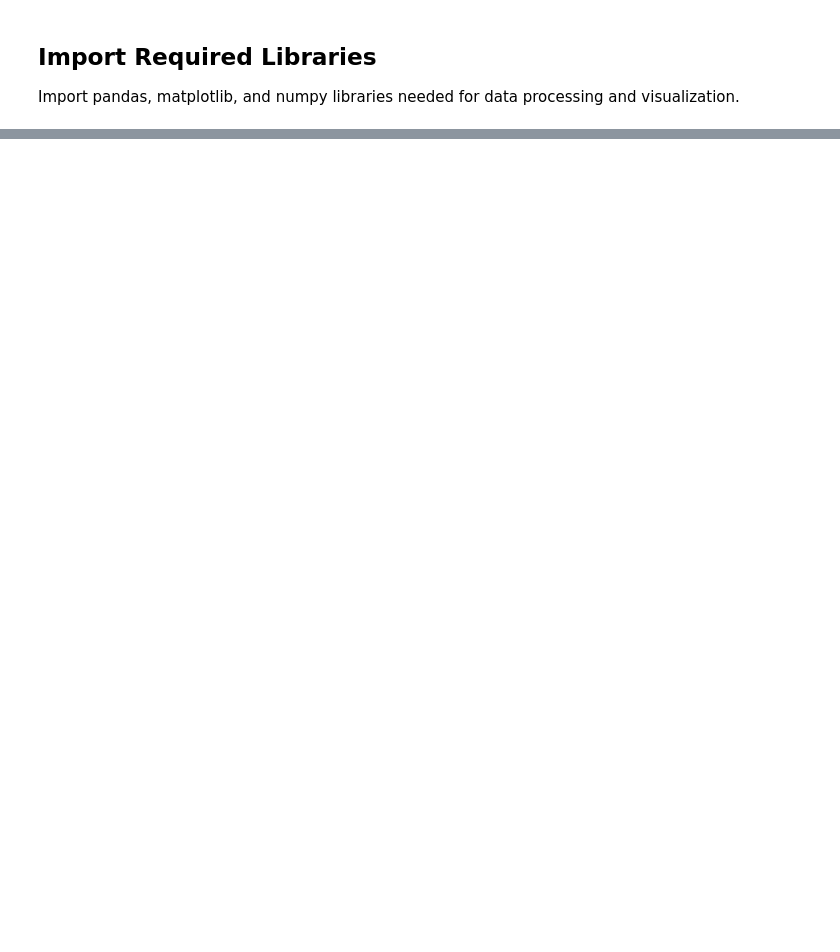
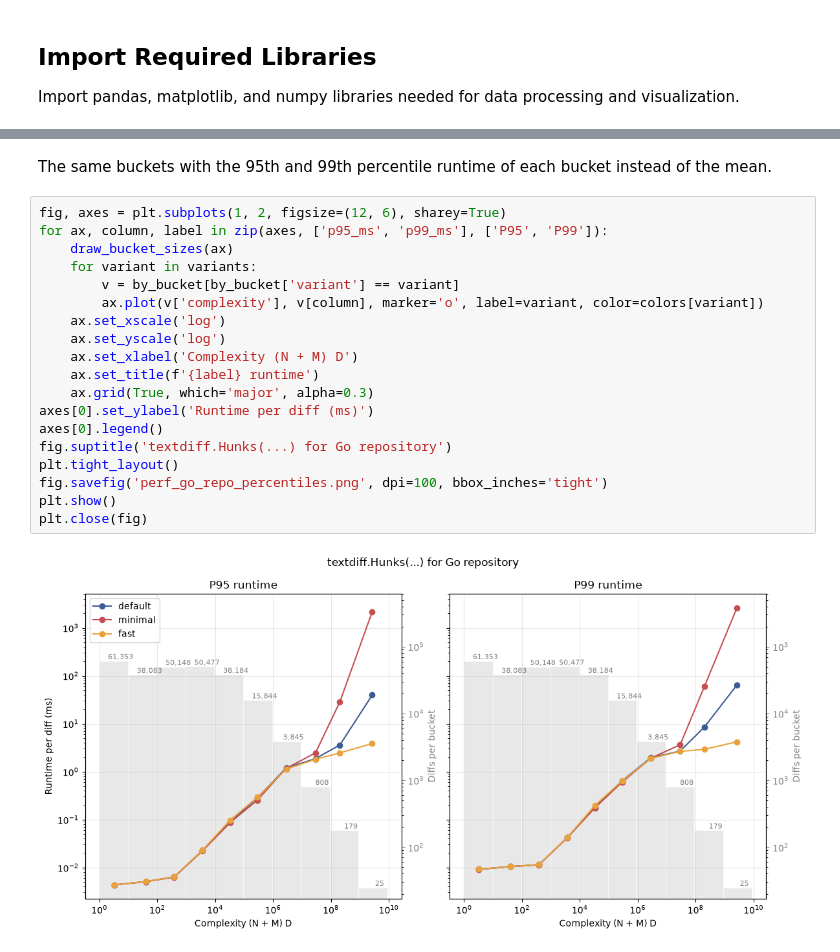
Before and after one commit to znkr/diff, a Jupyter notebook: plots/perf_go_repo.ipynb, the cells around one changed output, grey strips where cells are left out. Drawn from its saved outputs; the diff is of its cells as text; blank space fills up the shorter version.

```diff
--- a/plots/perf_go_repo.ipynb
+++ b/plots/perf_go_repo.ipynb
@@ -194,0 +169,23 @@ Found 259054 records for indent-heuristic variant
+# %% [markdown]
+The same buckets with the 95th and 99th percentile runtime of each bucket instead of the mean.
+# %%
+fig, axes = plt.subplots(1, 2, figsize=(12, 6), sharey=True)
+for ax, column, label in zip(axes, ['p95_ms', 'p99_ms'], ['P95', 'P99']):
+    draw_bucket_sizes(ax)
+    for variant in variants:
+        v = by_bucket[by_bucket['variant'] == variant]
+        ax.plot(v['complexity'], v[column], marker='o', label=variant, color=colors[variant])
+    ax.set_xscale('log')
+    ax.set_yscale('log')
+    ax.set_xlabel('Complexity (N + M) D')
+    ax.set_title(f'{label} runtime')
+    ax.grid(True, which='major', alpha=0.3)
+axes[0].set_ylabel('Runtime per diff (ms)')
+axes[0].legend()
+fig.suptitle('textdiff.Hunks(...) for Go repository')
+plt.tight_layout()
+fig.savefig('perf_go_repo_percentiles.png', dpi=100, bbox_inches='tight')
+plt.show()
+plt.close(fig)
+# %% [output]
+[figure, added]
```
Also changed, not shown: parts of 15 cells of this notebook, 6 other files.
